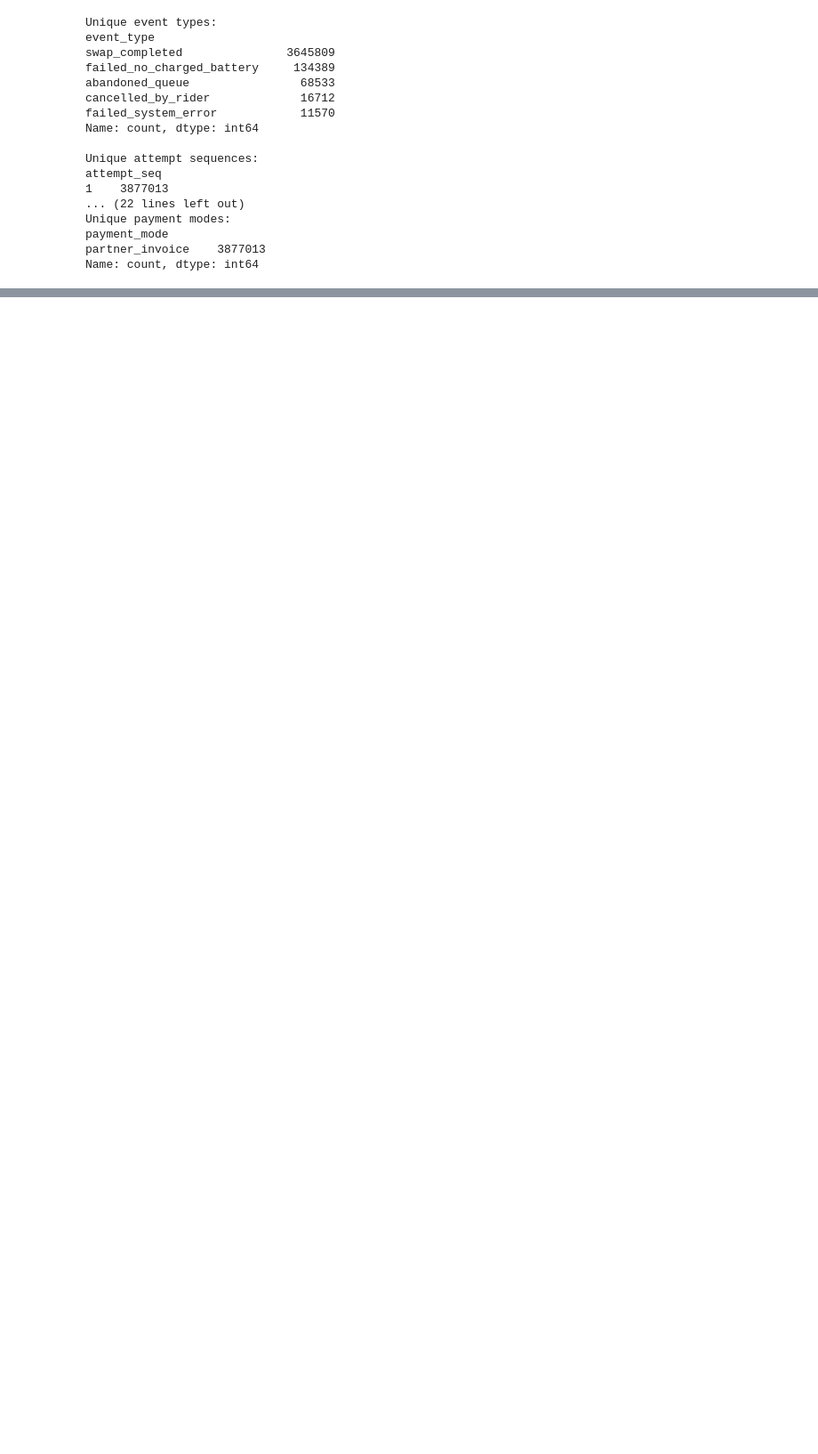
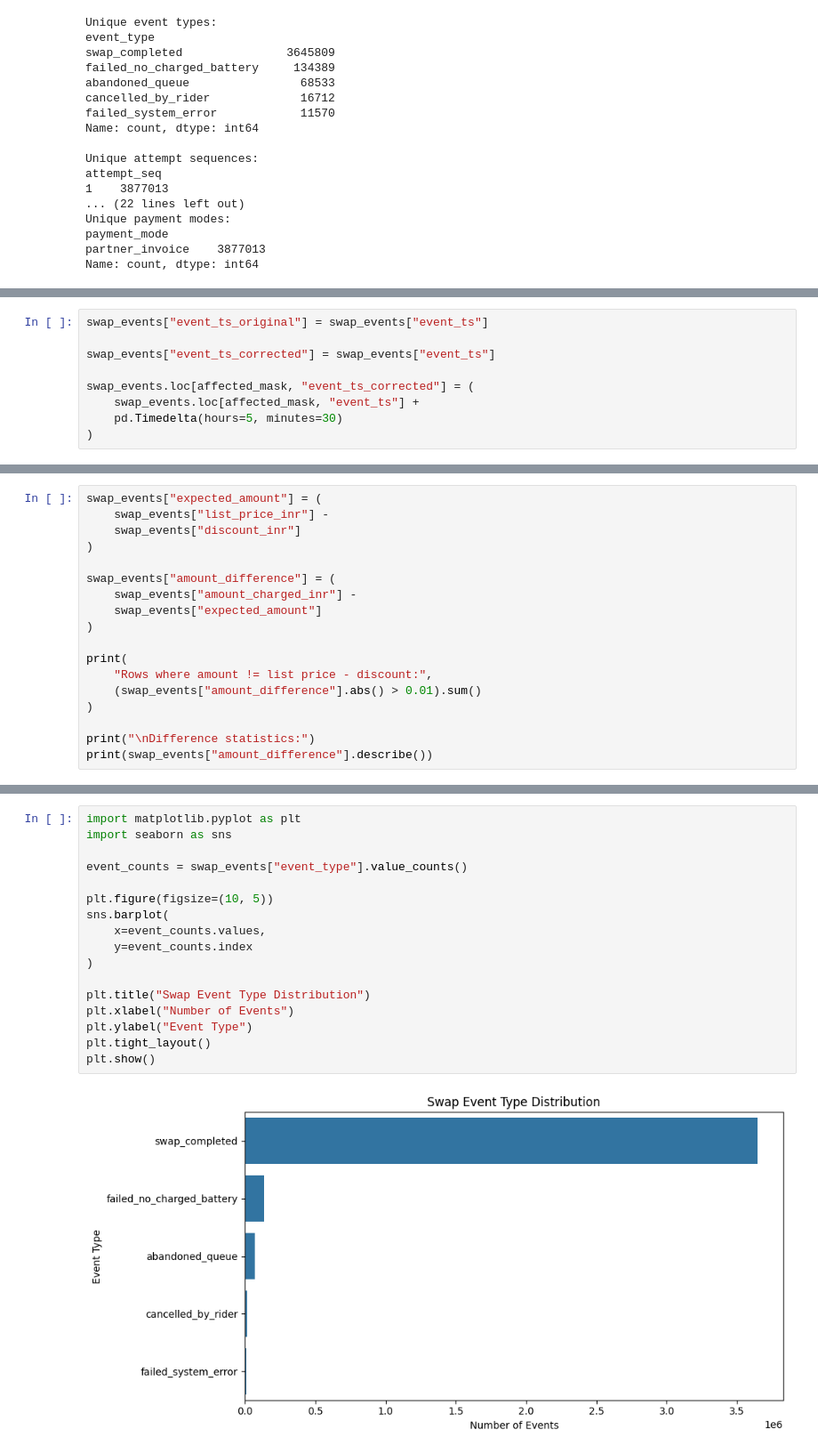
Before and after one commit to Khulbe-Nitin/Volt-Relay, a Jupyter notebook: Collab_notebook/Nitin_4_datasets.ipynb, the cells around one changed output, grey strips where cells are left out. Shown at 89% size. Saved outputs shown, nothing was run; the diff lists cells and outputs as text; blank space fills up the shorter version.

```diff
--- a/Collab_notebook/Nitin_4_datasets.ipynb
+++ b/Collab_notebook/Nitin_4_datasets.ipynb
@@ -1523,0 +1623,9 @@ Name: count, dtype: int64
+# %%
+swap_events["event_ts_original"] = swap_events["event_ts"]
+
+swap_events["event_ts_corrected"] = swap_events["event_ts"]
+
+swap_events.loc[affected_mask, "event_ts_corrected"] = (
+    swap_events.loc[affected_mask, "event_ts"] +
+    pd.Timedelta(hours=5, minutes=30)
+)
@@ -1523,0 +1846,18 @@ Name: count, dtype: int64
+# %%
+swap_events["expected_amount"] = (
+    swap_events["list_price_inr"] -
+    swap_events["discount_inr"]
+)
+
+swap_events["amount_difference"] = (
+    swap_events["amount_charged_inr"] -
+    swap_events["expected_amount"]
+)
+
+print(
+    "Rows where amount != list price - discount:",
+    (swap_events["amount_difference"].abs() > 0.01).sum()
+)
+
+print("\nDifference statistics:")
+print(swap_events["amount_difference"].describe())
@@ -1523,0 +2521,19 @@ Name: count, dtype: int64
+# %%
+import matplotlib.pyplot as plt
+import seaborn as sns
+
+event_counts = swap_events["event_type"].value_counts()
+
+plt.figure(figsize=(10, 5))
+sns.barplot(
+    x=event_counts.values,
+    y=event_counts.index
+)
+
+plt.title("Swap Event Type Distribution")
+plt.xlabel("Number of Events")
+plt.ylabel("Event Type")
+plt.tight_layout()
+plt.show()
+# %% [output]
+[figure, added]
```
Also changed, not shown: parts of 50 cells of this notebook.
